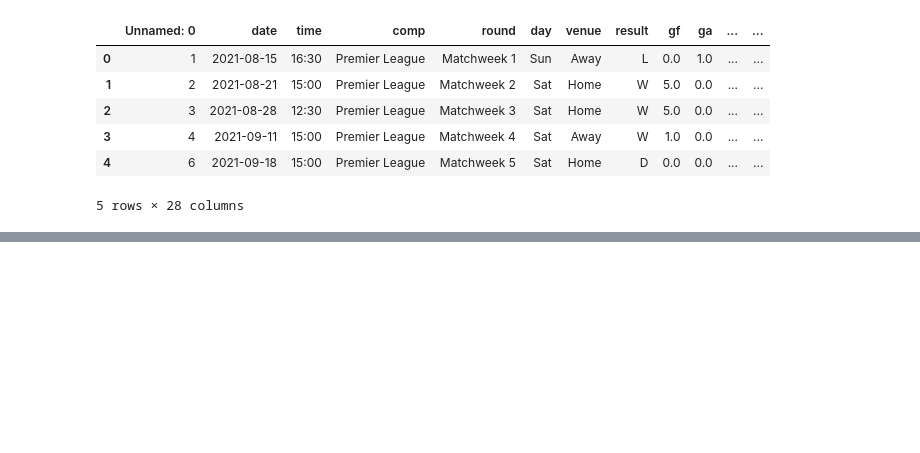
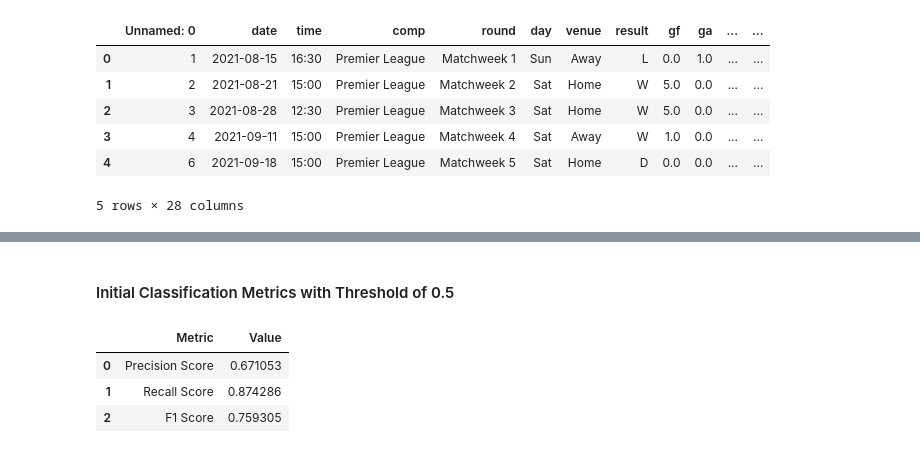
Before and after one commit to nis-23/PredictEPL, a Jupyter notebook: notebooks/Reports/main_project_walkthrough.ipynb, the cells around one changed output, grey strips where cells are left out. Cells and saved outputs as stored; diff of their text form; code cells hidden in the pictures; blank space fills up the shorter version.

```diff
--- a/notebooks/Reports/main_project_walkthrough.ipynb
+++ b/notebooks/Reports/main_project_walkthrough.ipynb
@@ -135,0 +382,22 @@ for model_name, scores in cv_results.items():
+# %% [markdown]
+#### Initial Classification Metrics with Threshold of 0.5
+# %%
+predictions = Model.predict(X_test)
+from sklearn.metrics import  precision_score, recall_score, f1_score
+
+precision = precision_score(Y_test, predictions)
+recall = recall_score(Y_test, predictions)
+f1 = f1_score(Y_test, predictions)
+
+# Create a DataFrame
+initial_classification_metrics = pd.DataFrame({
+    'Metric': ['Precision Score', 'Recall Score', 'F1 Score'],
+    'Value': [precision, recall, f1]
+})
+
+initial_classification_metrics
+# %% [output]
+|  | Metric | Value |
+| 0 | Precision Score | 0.671053 |
+| 1 | Recall Score | 0.874286 |
+| 2 | F1 Score | 0.759305 |
```
Also changed, not shown: parts of 36 cells of this notebook, 2 other files.
